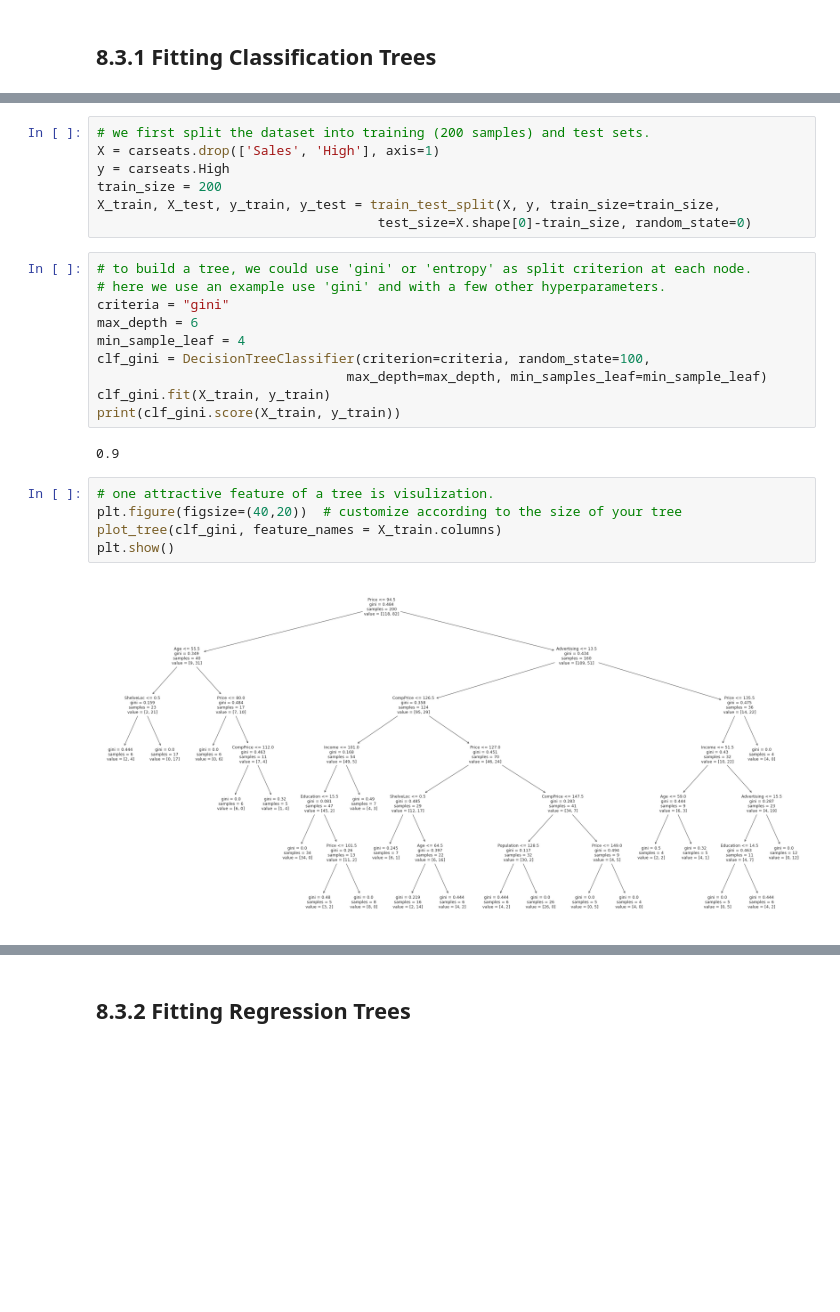
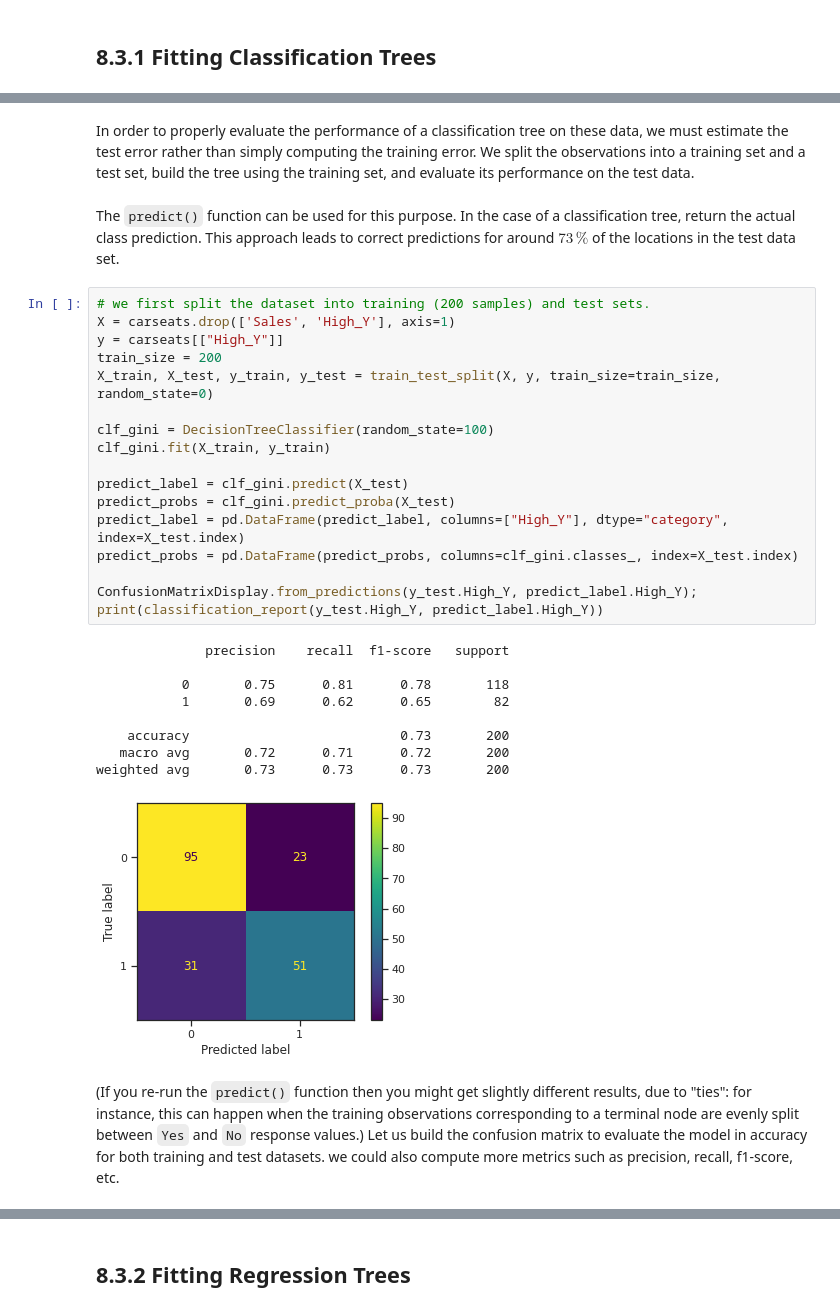
Before and after one commit to tvanzyl/ISL2_Python, a Jupyter notebook: Chapter_8_sec_8.3.ipynb, the cells around one changed output, grey strips where cells are left out. Drawn from its saved outputs; the diff is of its cells as text; blank space fills up the shorter version.

```diff
--- a/Chapter_8_sec_8.3.ipynb
+++ b/Chapter_8_sec_8.3.ipynb
@@ -55,27 +134,35 @@ None
+# %% [markdown]
+In order to properly evaluate the performance of a classification tree on these data, we must estimate the test error rather than simply computing the training error. We split the observations into a training set and a test set, build the tree using the training set, and evaluate its performance on the test data.
+# %% [markdown]
+The `predict()` function can be used for this purpose. In the case of a classification tree, return the actual class prediction. This approach leads to correct predictions for around $73\,\%$ of the locations in the test data set.
 # %%
 # we first split the dataset into training (200 samples) and test sets.
-X = carseats.drop(['Sales', 'High'], axis=1)
-y = carseats.High
+X = carseats.drop(['Sales', 'High_Y'], axis=1)
+y = carseats[["High_Y"]]
 train_size = 200
-X_train, X_test, y_train, y_test = train_test_split(X, y, train_size=train_size,
-                                    test_size=X.shape[0]-train_size, random_state=0)
+X_train, X_test, y_train, y_test = train_test_split(X, y, train_size=train_size, random_state=0)
+
+clf_gini = DecisionTreeClassifier(random_state=100)
+clf_gini.fit(X_train, y_train)
+
+predict_label = clf_gini.predict(X_test)
+predict_probs = clf_gini.predict_proba(X_test)
+predict_label = pd.DataFrame(predict_label, columns=["High_Y"], dtype="category", index=X_test.index)
+predict_probs = pd.DataFrame(predict_probs, columns=clf_gini.classes_, index=X_test.index)
+
+ConfusionMatrixDisplay.from_predictions(y_test.High_Y, predict_label.High_Y);
+print(classification_report(y_test.High_Y, predict_label.High_Y))
+# %% [output]
+              precision    recall  f1-score   support
+
+           0       0.75      0.81      0.78       118
+           1       0.69      0.62      0.65        82
+
+    accuracy                           0.73       200
+   macro avg       0.72      0.71      0.72       200
+weighted avg       0.73      0.73      0.73       200
+[figure, added]
-# %%
-# to build a tree, we could use 'gini' or 'entropy' as split criterion at each node.
-# here we use an example use 'gini' and with a few other hyperparameters.
-criteria = "gini"
-max_depth = 6
-min_sample_leaf = 4
-clf_gini = DecisionTreeClassifier(criterion=criteria, random_state=100,
-                                max_depth=max_depth, min_samples_leaf=min_sample_leaf)
-clf_gini.fit(X_train, y_train)
-print(clf_gini.score(X_train, y_train))
-# %% [output]
-0.9
-# %%
-# one attractive feature of a tree is visulization.
-plt.figure(figsize=(40,20))  # customize according to the size of your tree
-plot_tree(clf_gini, feature_names = X_train.columns)
-plt.show()
-# %% [output]
-[figure, removed]
+# %% [markdown]
+(If you re-run the `predict()` function then you might get slightly different results, due to "ties": for instance, this can happen when the training observations corresponding to a terminal node are evenly split between `Yes` and `No` response values.)
+Let us build the confusion matrix to evaluate the model in accuracy for both training and test datasets. we could also compute more metrics such as precision, recall, f1-score, etc.
 # %%
```
Also changed, not shown: parts of 54 cells of this notebook.
